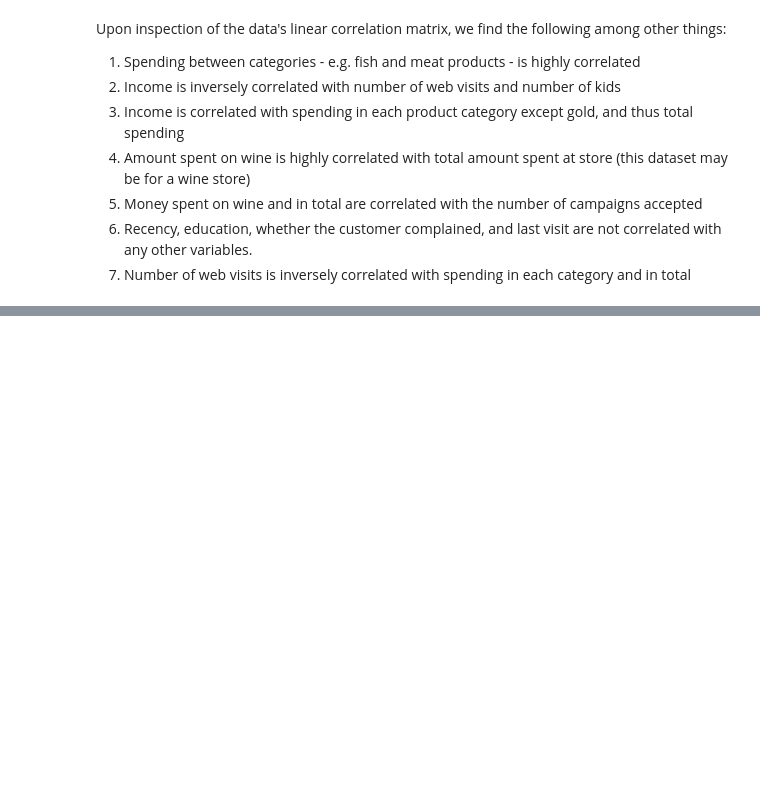
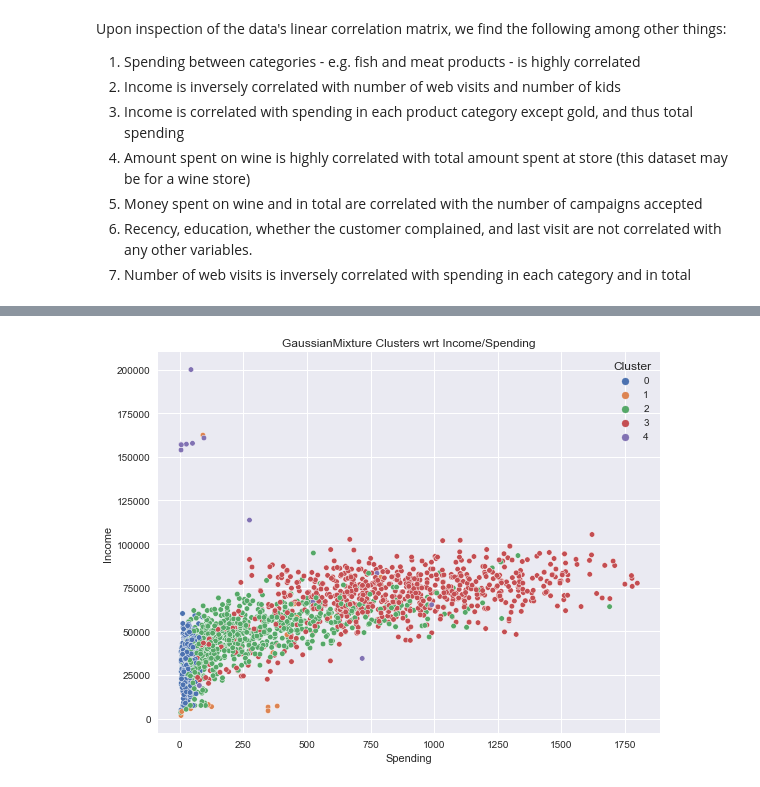
Before and after one commit to lVicholas/Business_Analyses, a Jupyter notebook: customer_analysis_unsupervised_learning.ipynb, the cells around one changed output, grey strips where cells are left out. Saved outputs shown, nothing was run; the diff lists cells and outputs as text; code cells hidden in the pictures; blank space fills up the shorter version.

```diff
--- a/customer_analysis_unsupervised_learning.ipynb
+++ b/customer_analysis_unsupervised_learning.ipynb
@@ -34,7 +33,7 @@ np.random.seed(73)
 # %%
 DATA_PATH = os.path.join('C:\\', '_local', 'data_sets', 'business', 'marketing_campaign.csv')
 
-df = pd.read_csv(
+df_raw = pd.read_csv(
     DATA_PATH, sep='\t', parse_dates=['Dt_Customer'], infer_datetime_format=True
 )
 # %%
@@ -316,0 +318,36 @@ We can draw conclusions about the other clusters in a similar manner.
+# %%
+mixture_n_components = 5
+
+# Gaussian Mixture
+gm = GaussianMixture(n_components=mixture_n_components, covariance_type='full').fit(df)
+gm_preds = gm.predict(df)
+
+gm_income_argsort = np.argsort([mean[1] for mean in gm.means_])
+gm_income_argsort_rev_map = {cluster: arg for arg, cluster in enumerate(gm_income_argsort)}
+gm_preds = [gm_income_argsort_rev_map[cluster] for cluster in gm_preds]
+
+# BayesianGaussianMixture
+bgm = BayesianGaussianMixture(n_components=mixture_n_components, covariance_type='full').fit(df)
+bgm_preds = bgm.predict(df)
+bgm_income_argsort = np.argsort([mean[1] for mean in bgm.means_])
+bgm_income_argsort_rev_map = {cluster: arg for arg, cluster in enumerate(bgm_income_argsort)}
+bgm_preds = [bgm_income_argsort_rev_map[cluster] for cluster in bgm_preds]
+
+# GaussianMixture on PCs
+gm_pca = GaussianMixture(n_components=mixture_n_components, covariance_type='full').fit(pca_df)
+gm_pca_preds = gm_pca.predict(pca_df)
+
+# BayesianGaussianMixture on PCs
+bgm_pca = BayesianGaussianMixture(n_components=mixture_n_components, covariance_type='full').fit(pca_df)
+bgm_pca_preds = bgm_pca.predict(pca_df)
+# %%
+plt.style.use('seaborn-darkgrid')
+fig, ax = plt.subplots(figsize=(9, 7))
+sns.scatterplot(data=df_raw, x='Total_Spendage', y='Income', hue=gm_preds, palette='deep', ax=ax, s=30)
+ax.set_title(f'GaussianMixture Clusters wrt Income/Spending')
+ax.set_ylabel('Income')
+ax.set_xlabel('Spending')
+ax.legend(title='Cluster')
+plt.show()
+# %% [output]
+[figure, added]
```
Also changed, not shown: parts of 31 cells of this notebook.
